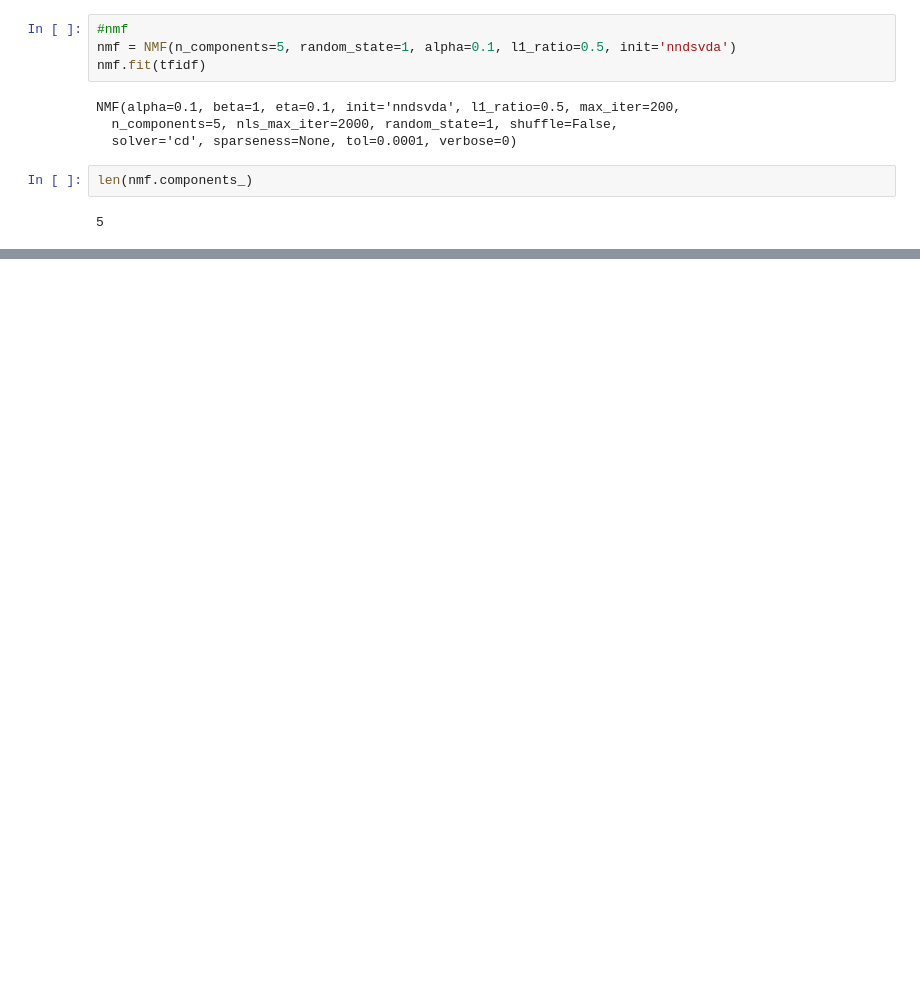
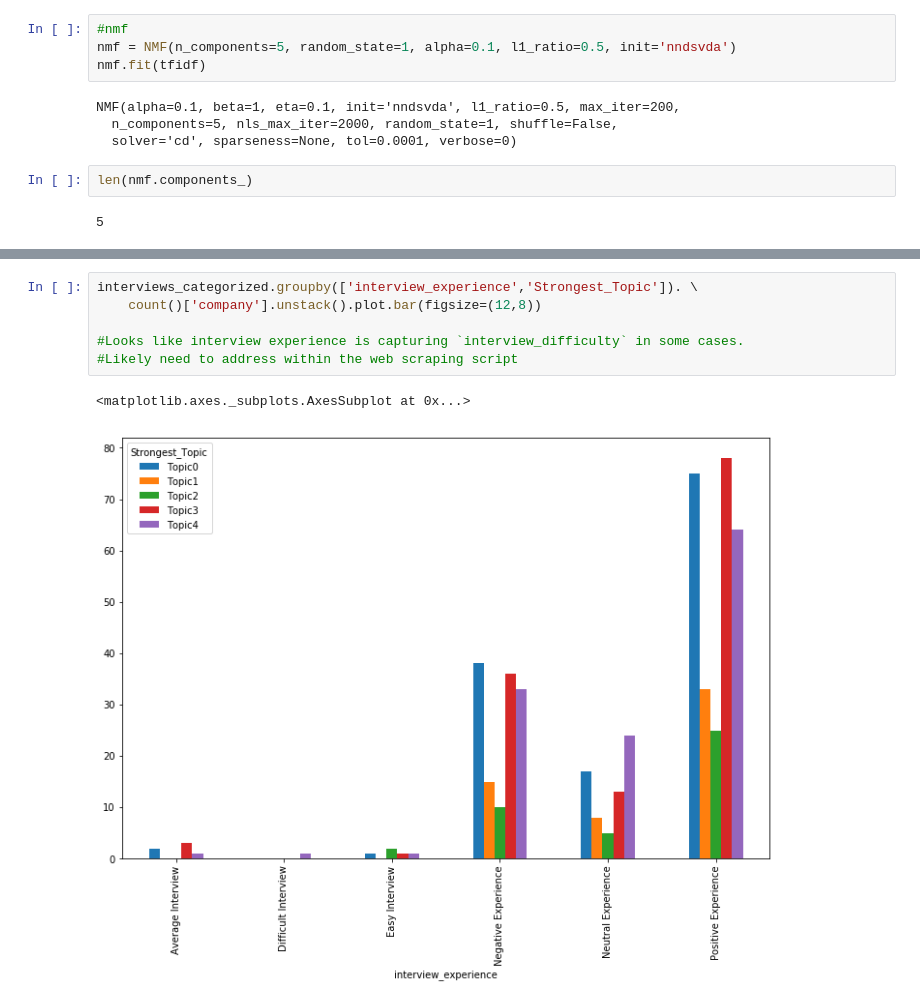
Before and after one commit to brettmorinaka/glassdoor_topic_modeling, a Jupyter notebook: glassdoor_interview_topic_modeling.ipynb, the cells around one changed output, grey strips where cells are left out. Saved outputs shown, nothing was run; the diff lists cells and outputs as text; blank space fills up the shorter version.

```diff
--- a/glassdoor_interview_topic_modeling.ipynb
+++ b/glassdoor_interview_topic_modeling.ipynb
@@ -219,0 +276,9 @@ test = nmf.components_[0]
+# %%
+interviews_categorized.groupby(['interview_experience','Strongest_Topic']). \
+    count()['company'].unstack().plot.bar(figsize=(12,8))
+
+#Looks like interview experience is capturing `interview_difficulty` in some cases.
+#Likely need to address within the web scraping script
+# %% [output]
+<matplotlib.axes._subplots.AxesSubplot at 0x...>
+[figure, added]
```
Also changed, not shown: parts of 14 cells of this notebook.
